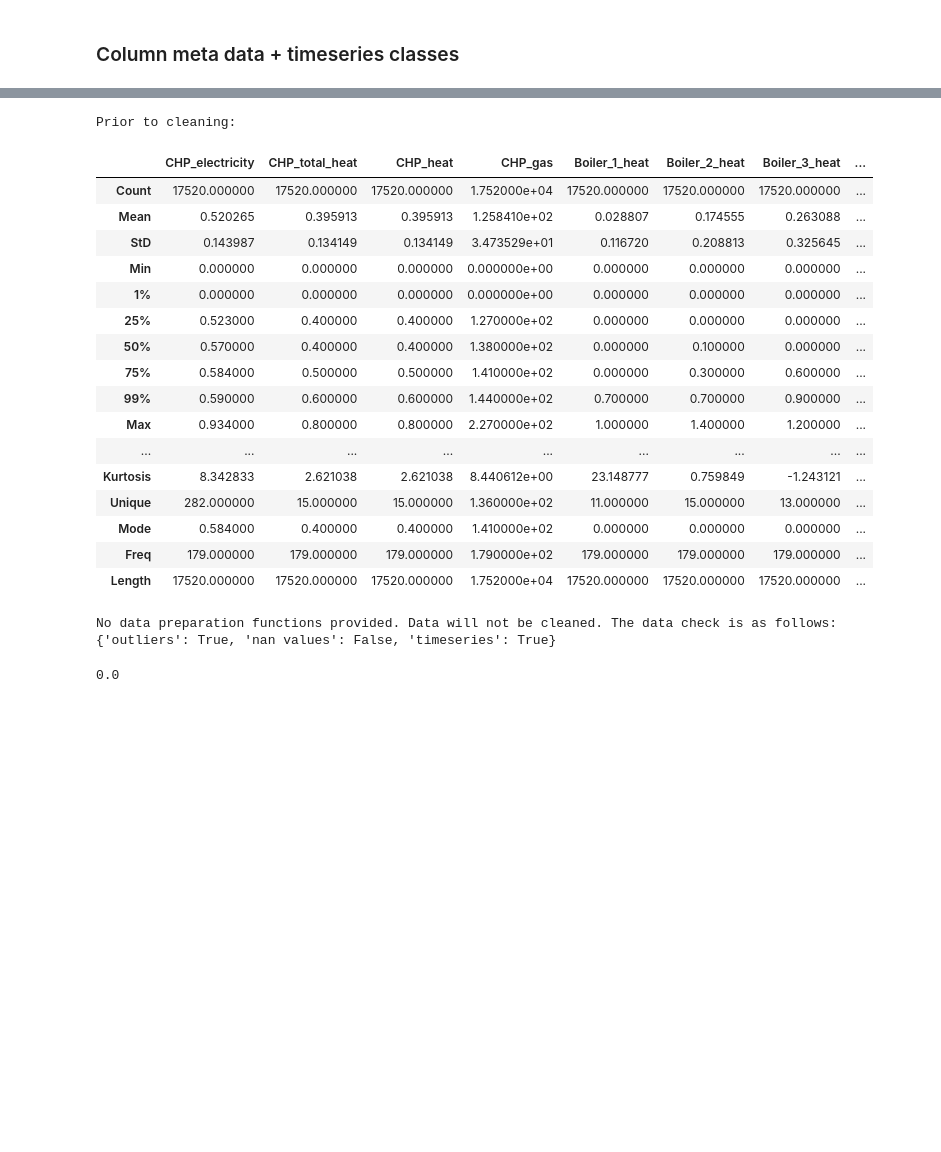
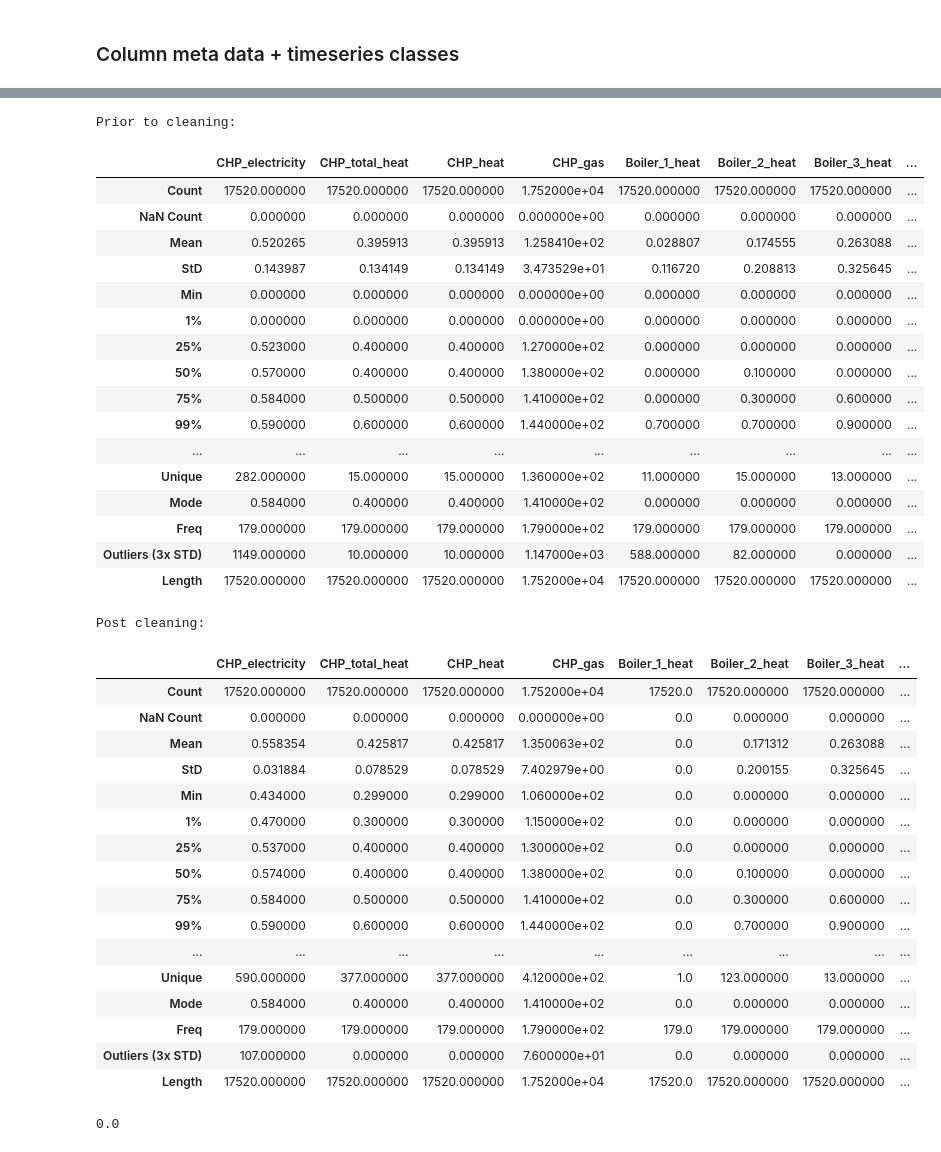
Before and after one commit to empowering-energy-solutions-ltd/e2sviz, a Jupyter notebook: notebooks/clean_demo.ipynb, the cells around one changed output, grey strips where cells are left out. Drawn from its saved outputs; the diff is of its cells as text; code cells hidden in the pictures; blank space fills up the shorter version.

```diff
--- a/notebooks/clean_demo.ipynb
+++ b/notebooks/clean_demo.ipynb
@@ -175,14 +257,14 @@ path = user_path / r"e2s-softwares/Lyra/06 - Prototypes/CHPQA/03 - Data/"
 dataf = import_data.compile_data(path).pipe(import_data.clean_data).pipe(import_data.transform_raw_dataf)
 dataf = dataf.loc[dataf.index.drop_duplicates()]
 # %%
-# cleaner_list = [dp.OutlierRemover().data_cleaner, dp.FillMissingData().data_cleaner]
+cleaner_list = [dp.OutlierRemover().data_cleaner, dp.FillMissingData().data_cleaner]
 
-test = sdp.DataPrep(dataf,
-                    dp.check_dataset)
+test = sdp.DataPrep(dataf, cleaner_list)
 # %% [output]
 Prior to cleaning:
 |  | CHP_electricity | CHP_total_heat | CHP_heat | CHP_gas | Boiler_1_heat | Boiler_2_heat | Boiler_3_heat | ... |
 | Count | 17520.000000 | 17520.000000 | 17520.000000 | 1.752000e+04 | 17520.000000 | 17520.000000 | 17520.000000 | ... |
+| NaN Count | 0.000000 | 0.000000 | 0.000000 | 0.000000e+00 | 0.000000 | 0.000000 | 0.000000 | ... |
 | Mean | 0.520265 | 0.395913 | 0.395913 | 1.258410e+02 | 0.028807 | 0.174555 | 0.263088 | ... |
 | StD | 0.143987 | 0.134149 | 0.134149 | 3.473529e+01 | 0.116720 | 0.208813 | 0.325645 | ... |
 | Min | 0.000000 | 0.000000 | 0.000000 | 0.000000e+00 | 0.000000 | 0.000000 | 0.000000 | ... |
@@ -191,14 +273,29 @@ Prior to cleaning:
 | 50% | 0.570000 | 0.400000 | 0.400000 | 1.380000e+02 | 0.000000 | 0.100000 | 0.000000 | ... |
 | 75% | 0.584000 | 0.500000 | 0.500000 | 1.410000e+02 | 0.000000 | 0.300000 | 0.600000 | ... |
 | 99% | 0.590000 | 0.600000 | 0.600000 | 1.440000e+02 | 0.700000 | 0.700000 | 0.900000 | ... |
-| Max | 0.934000 | 0.800000 | 0.800000 | 2.270000e+02 | 1.000000 | 1.400000 | 1.200000 | ... |
 | ... | ... | ... | ... | ... | ... | ... | ... | ... |
-| Kurtosis | 8.342833 | 2.621038 | 2.621038 | 8.440612e+00 | 23.148777 | 0.759849 | -1.243121 | ... |
 | Unique | 282.000000 | 15.000000 | 15.000000 | 1.360000e+02 | 11.000000 | 15.000000 | 13.000000 | ... |
 | Mode | 0.584000 | 0.400000 | 0.400000 | 1.410000e+02 | 0.000000 | 0.000000 | 0.000000 | ... |
 | Freq | 179.000000 | 179.000000 | 179.000000 | 1.790000e+02 | 179.000000 | 179.000000 | 179.000000 | ... |
+| Outliers (3x STD) | 1149.000000 | 10.000000 | 10.000000 | 1.147000e+03 | 588.000000 | 82.000000 | 0.000000 | ... |
 | Length | 17520.000000 | 17520.000000 | 17520.000000 | 1.752000e+04 | 17520.000000 | 17520.000000 | 17520.000000 | ... |
-No data preparation functions provided. Data will not be cleaned. The data check is as follows:
-{'outliers': True, 'nan values': False, 'timeseries': True}
+Post cleaning:
+|  | CHP_electricity | CHP_total_heat | CHP_heat | CHP_gas | Boiler_1_heat | Boiler_2_heat | Boiler_3_heat | ... |
+| Count | 17520.000000 | 17520.000000 | 17520.000000 | 1.752000e+04 | 17520.0 | 17520.000000 | 17520.000000 | ... |
+| NaN Count | 0.000000 | 0.000000 | 0.000000 | 0.000000e+00 | 0.0 | 0.000000 | 0.000000 | ... |
+| Mean | 0.558354 | 0.425817 | 0.425817 | 1.350063e+02 | 0.0 | 0.171312 | 0.263088 | ... |
+| StD | 0.031884 | 0.078529 | 0.078529 | 7.402979e+00 | 0.0 | 0.200155 | 0.325645 | ... |
+| Min | 0.434000 | 0.299000 | 0.299000 | 1.060000e+02 | 0.0 | 0.000000 | 0.000000 | ... |
+| 1% | 0.470000 | 0.300000 | 0.300000 | 1.150000e+02 | 0.0 | 0.000000 | 0.000000 | ... |
+| 25% | 0.537000 | 0.400000 | 0.400000 | 1.300000e+02 | 0.0 | 0.000000 | 0.000000 | ... |
+| 50% | 0.574000 | 0.400000 | 0.400000 | 1.380000e+02 | 0.0 | 0.100000 | 0.000000 | ... |
+| 75% | 0.584000 | 0.500000 | 0.500000 | 1.410000e+02 | 0.0 | 0.300000 | 0.600000 | ... |
+| 99% | 0.590000 | 0.600000 | 0.600000 | 1.440000e+02 | 0.0 | 0.700000 | 0.900000 | ... |
+| ... | ... | ... | ... | ... | ... | ... | ... | ... |
+| Unique | 590.000000 | 377.000000 | 377.000000 | 4.120000e+02 | 1.0 | 123.000000 | 13.000000 | ... |
+| Mode | 0.584000 | 0.400000 | 0.400000 | 1.410000e+02 | 0.0 | 0.000000 | 0.000000 | ... |
+| Freq | 179.000000 | 179.000000 | 179.000000 | 1.790000e+02 | 179.0 | 179.000000 | 179.000000 | ... |
+| Outliers (3x STD) | 107.000000 | 0.000000 | 0.000000 | 7.600000e+01 | 0.0 | 0.000000 | 0.000000 | ... |
+| Length | 17520.000000 | 17520.000000 | 17520.000000 | 1.752000e+04 | 17520.0 | 17520.000000 | 17520.000000 | ... |
 # %%
 chpqa_data_dict = {'column_1': {'Name': 'CHP_electricity',
```
Also changed, not shown: parts of 12 cells of this notebook, 5 other files.
